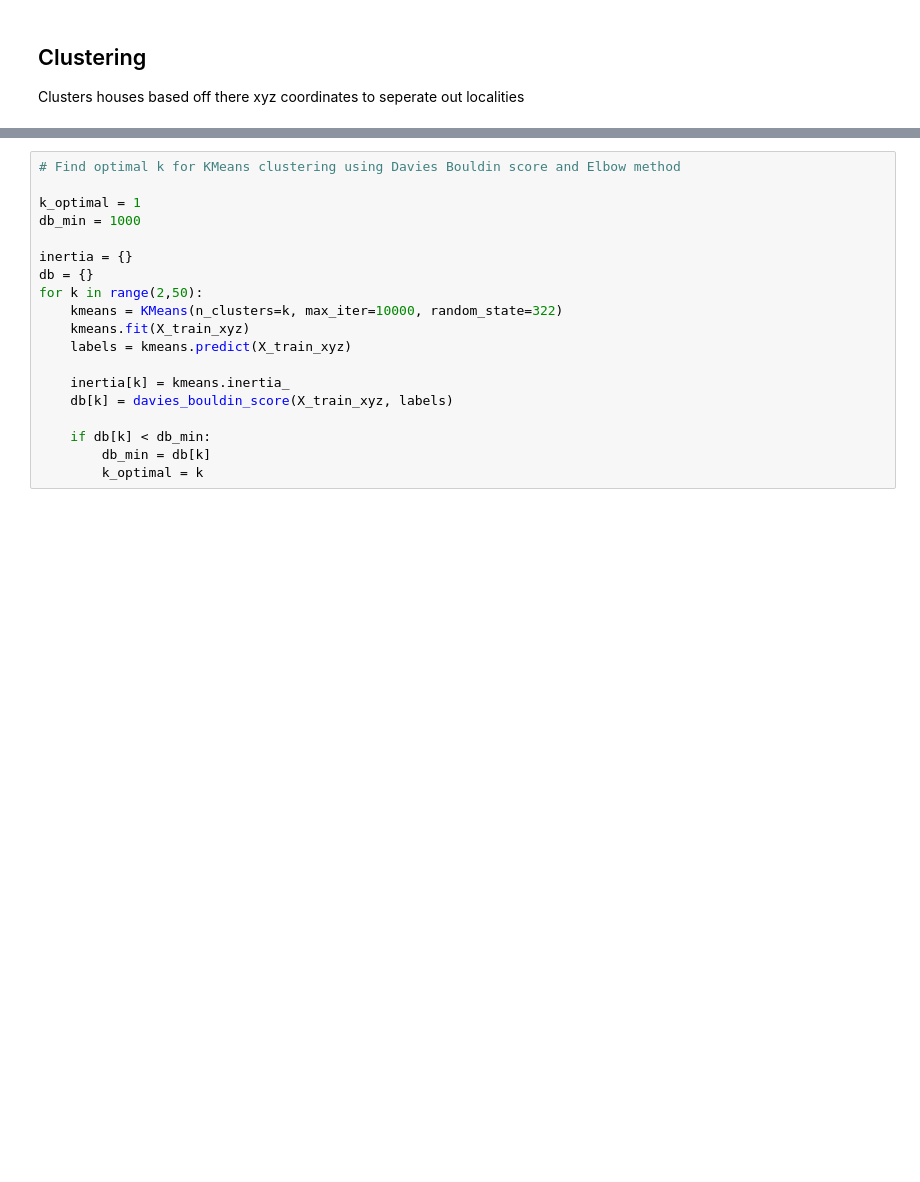
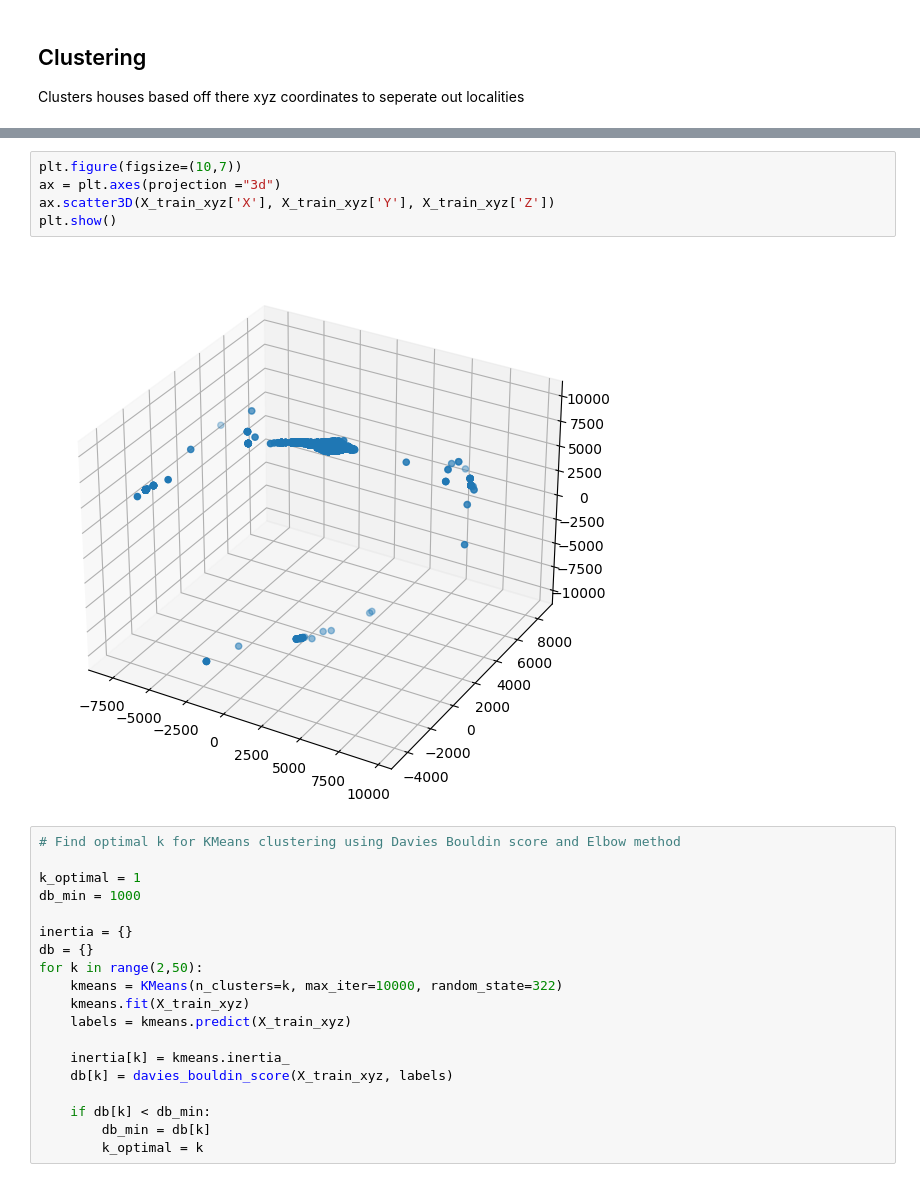
Before and after one commit to Ak216puniA/House-Price-Prediction, a Jupyter notebook: house-price-prediction.ipynb, the cells around one changed output, grey strips where cells are left out. Drawn from its saved outputs; the diff is of its cells as text; blank space fills up the shorter version.

```diff
--- a/house-price-prediction.ipynb
+++ b/house-price-prediction.ipynb
@@ -119,3 +127,10 @@ X_train_xyz = X_train.loc[:,['X', 'Y', 'Z']]
+# %%
+plt.figure(figsize=(10,7))
+ax = plt.axes(projection ="3d")
+ax.scatter3D(X_train_xyz['X'], X_train_xyz['Y'], X_train_xyz['Z'])
+plt.show()
+# %% [output]
+[figure, added]
 # %%
 # Find optimal k for KMeans clustering using Davies Bouldin score and Elbow method
 
```
Also changed, not shown: parts of 27 cells of this notebook.
